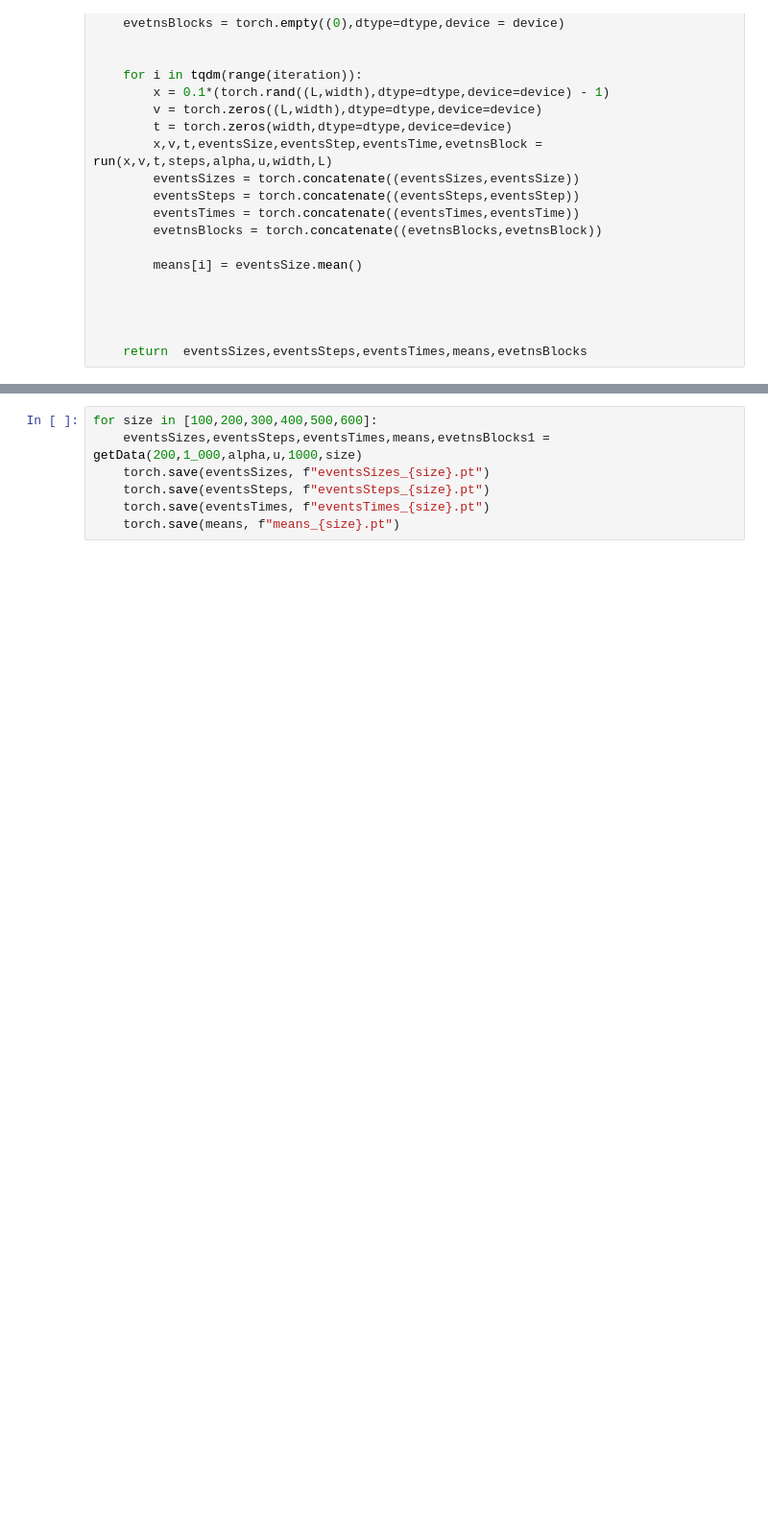
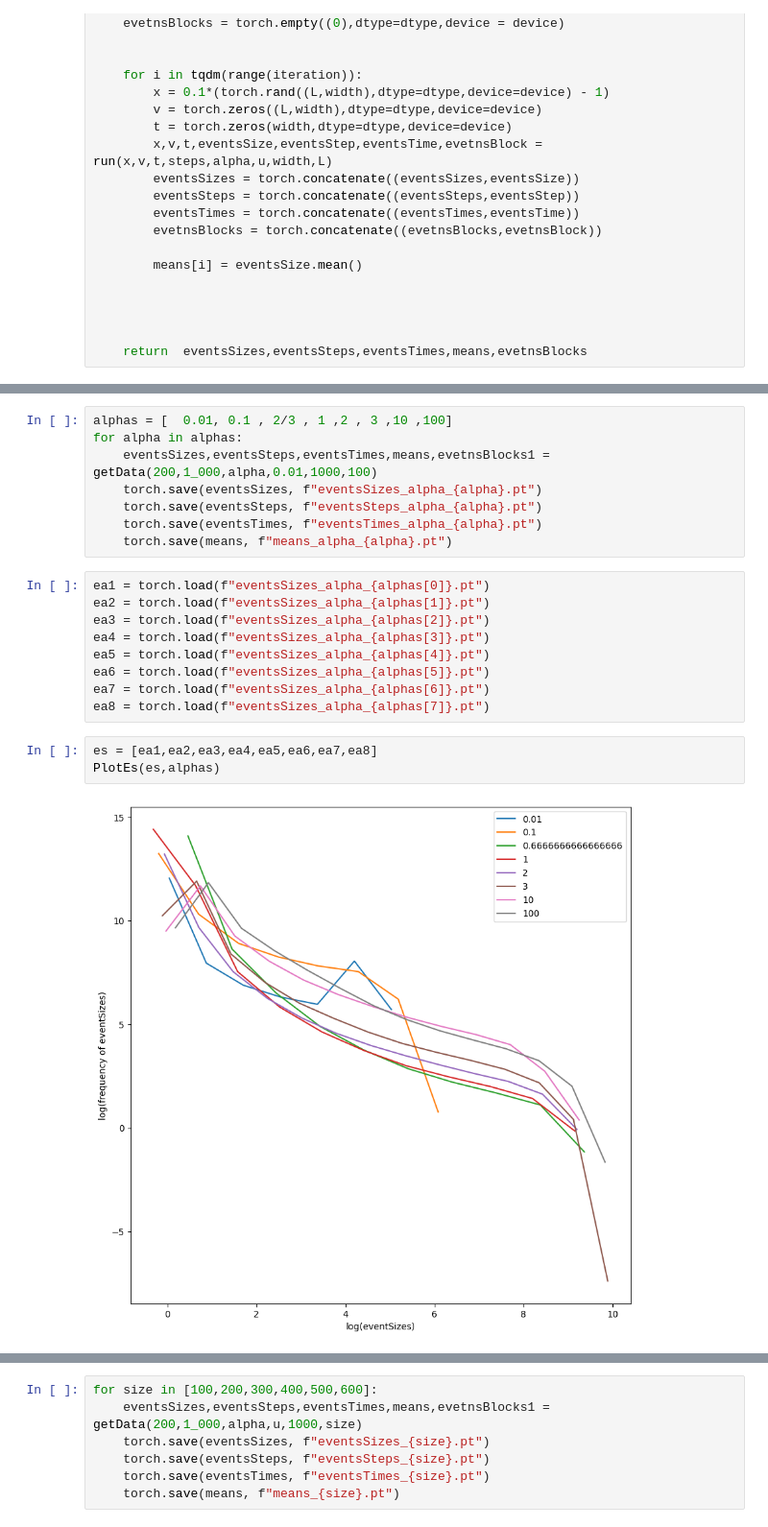
Before and after one commit to alireza-astane/Burridge_Knopoff_Model, a Jupyter notebook: BK_model/BKMoldel.ipynb, the cells around one changed output, grey strips where cells are left out. Shown at 96% size. Drawn from its saved outputs; the diff is of its cells as text; blank space fills up the shorter version.

```diff
--- a/BK_model/BKMoldel.ipynb
+++ b/BK_model/BKMoldel.ipynb
@@ -163,0 +251,22 @@ def getData2(iteration , steps ,alpha,u,width,L):
+# %%
+alphas = [  0.01, 0.1 , 2/3 , 1 ,2 , 3 ,10 ,100]
+for alpha in alphas:
+    eventsSizes,eventsSteps,eventsTimes,means,evetnsBlocks1 = getData(200,1_000,alpha,0.01,1000,100)
+    torch.save(eventsSizes, f"eventsSizes_alpha_{alpha}.pt")
+    torch.save(eventsSteps, f"eventsSteps_alpha_{alpha}.pt")
+    torch.save(eventsTimes, f"eventsTimes_alpha_{alpha}.pt")
+    torch.save(means, f"means_alpha_{alpha}.pt")
+# %%
+ea1 = torch.load(f"eventsSizes_alpha_{alphas[0]}.pt")
+ea2 = torch.load(f"eventsSizes_alpha_{alphas[1]}.pt")
+ea3 = torch.load(f"eventsSizes_alpha_{alphas[2]}.pt")
+ea4 = torch.load(f"eventsSizes_alpha_{alphas[3]}.pt")
+ea5 = torch.load(f"eventsSizes_alpha_{alphas[4]}.pt")
+ea6 = torch.load(f"eventsSizes_alpha_{alphas[5]}.pt")
+ea7 = torch.load(f"eventsSizes_alpha_{alphas[6]}.pt")
+ea8 = torch.load(f"eventsSizes_alpha_{alphas[7]}.pt")
+# %%
+es = [ea1,ea2,ea3,ea4,ea5,ea6,ea7,ea8]
+PlotEs(es,alphas)
+# %% [output]
+[figure, added]
```
Also changed, not shown: parts of 13 cells of this notebook.
